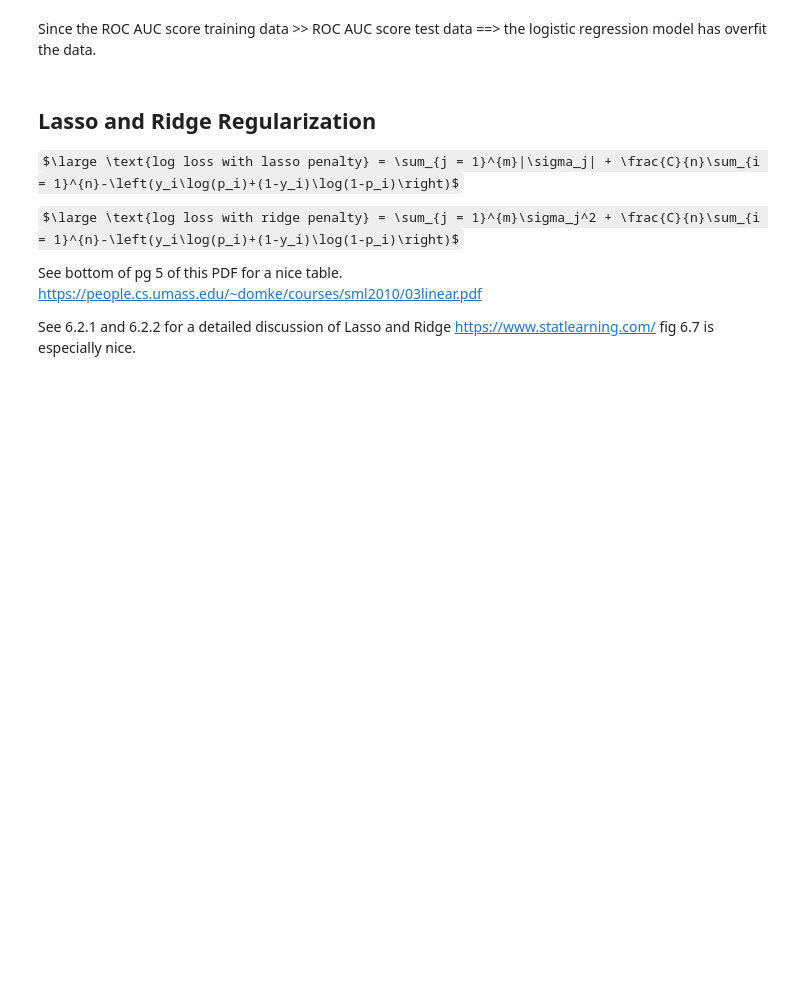
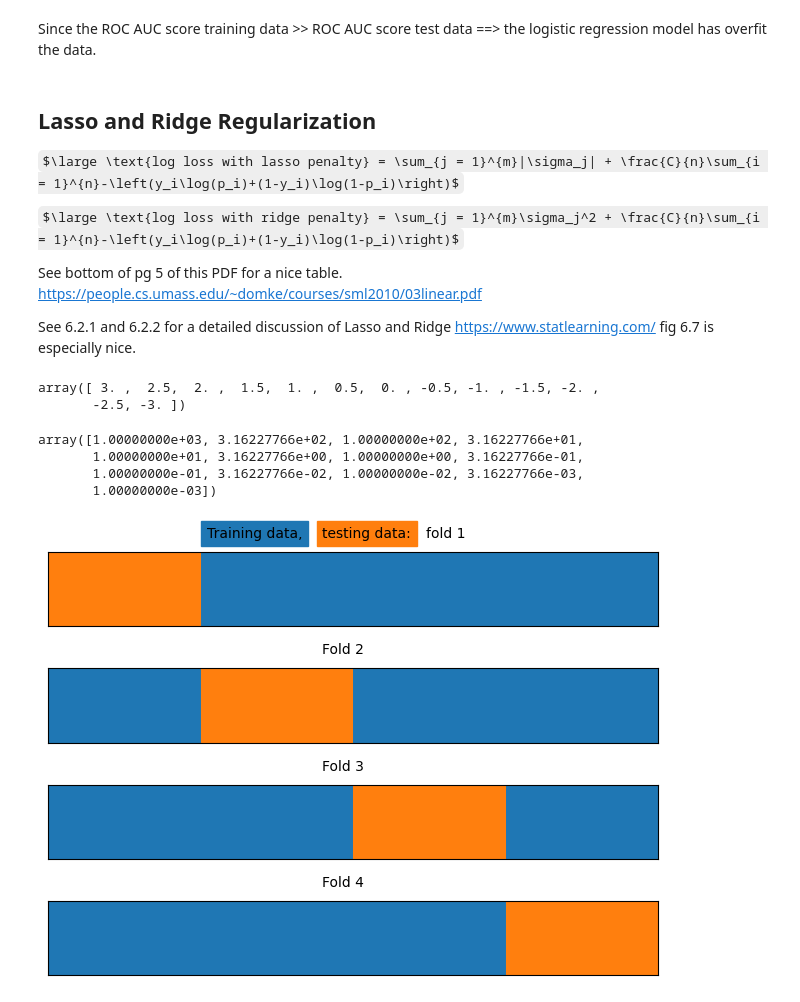
Before and after one commit to joedinoto/Data_Science_Projects_With_Python, a Jupyter notebook: 04 The Bias-Variance Trade-Off.ipynb, the cells around one changed output. Cells and saved outputs as stored; diff of their text form; code cells hidden in the pictures; some formulas as TeX source; blank space fills up the shorter version.

```diff
--- a/04 The Bias-Variance Trade-Off.ipynb
+++ b/04 The Bias-Variance Trade-Off.ipynb
@@ -212,3 +216,17 @@ $\large \text{log loss with ridge penalty} = \sum_{j = 1}^{m}\sigma_j^2 + \frac{
 See bottom of pg 5 of this PDF for a nice table. https://people.cs.umass.edu/~domke/courses/sml2010/03linear.pdf
 
 See 6.2.1 and 6.2.2 for a detailed discussion of Lasso and Ridge https://www.statlearning.com/ fig 6.7 is especially nice.
+# %%
+C_val_exponents = np.linspace(3,-3,13)
+C_val_exponents
+# %% [output]
+array([ 3. ,  2.5,  2. ,  1.5,  1. ,  0.5,  0. , -0.5, -1. , -1.5, -2. ,
+       -2.5, -3. ])
+# %%
+C_vals = np.float_(10)**C_val_exponents # note the 1st edition has np.float() which is no longer supported
+C_vals
+# %% [output]
+array([1.00000000e+03, 3.16227766e+02, 1.00000000e+02, 3.16227766e+01,
+       1.00000000e+01, 3.16227766e+00, 1.00000000e+00, 3.16227766e-01,
+       1.00000000e-01, 3.16227766e-02, 1.00000000e-02, 3.16227766e-03,
+       1.00000000e-03])
@@ -214,0 +239,45 @@ See 6.2.1 and 6.2.2 for a detailed discussion of Lasso and Ridge https://www.sta
+# %%
+n_folds = 4
+k_folds = KFold(n_splits=n_folds, shuffle=False)
+# %%
+def plot_kfolds(k_folds_iterator):
+    fold_counter = 0
+    for train_index, test_index in k_folds_iterator.split(X_syn_train, y_syn_train):
+
+        #Axis to hold the plot of this fold
+        ax = plt.subplot(n_folds,1,fold_counter+1)
+
+        #Background rectangle representing all samples
+        n_train_samples = len(y_syn_train)
+        rect = mpl.patches.Rectangle(xy=(0,0), width=n_train_samples, height=1)
+        ax.add_patch(rect)
+
+        #Plot each testing sample from this fold as a vertical line
+        for this_text_ix in test_index:
+            ax.plot([this_text_ix, this_text_ix], [0, 1], color=cmap(1),
+                    linewidth=0.75)
+
+        #Plot formatting
+        ax.set_xticks([])
+        ax.set_yticks([])
+        ax.set_xlim(0, n_train_samples)
+        ax.set_ylim(0,1)
+
+        #Subplot titles
+        if fold_counter == 0:
+            ax.text(0.26, 1.2, 'Training data,',
+                    transform=ax.transAxes, backgroundcolor = cmap(0))
+            ax.text(0.45, 1.2, 'testing data:',
+                    transform=ax.transAxes, backgroundcolor = cmap(1))
+            ax.text(0.62, 1.2, 'fold {}'.format(fold_counter+1), transform=ax.transAxes)
+        else:
+            ax.text(0.45, 1.2, 'Fold {}'.format(fold_counter+1), transform=ax.transAxes)
+
+        fold_counter += 1
+
+    plt.tight_layout()
+
+
+plot_kfolds(k_folds)
+# %% [output]
+[figure, added]
```
Also changed, not shown: parts of 6 cells of this notebook.
